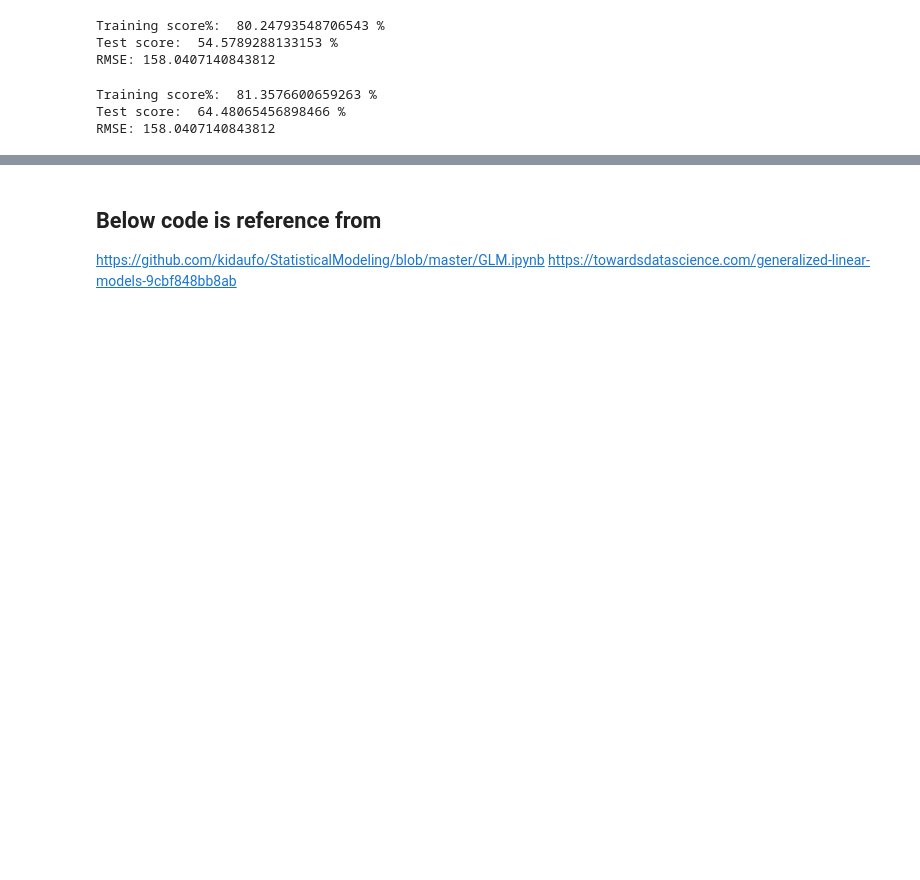
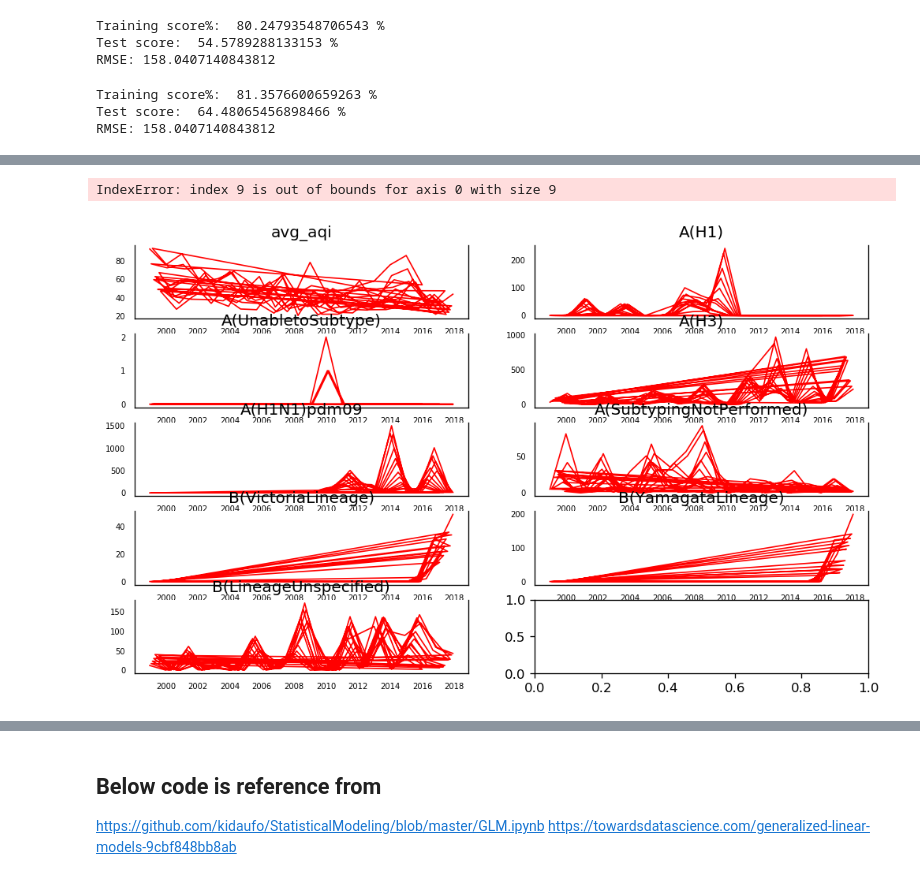
Before and after one commit to s-c-soma/cmpe255_CA_RespiratoryDiseaseVS.Airquality_Prediction-Association, a Jupyter notebook: notebooks/AQ_3-Influenza_Correlation-LinearModeling.ipynb, the cells around one changed output, grey strips where cells are left out. Saved outputs shown, nothing was run; the diff lists cells and outputs as text; code cells hidden in the pictures; blank space fills up the shorter version.

```diff
--- a/notebooks/AQ_3-Influenza_Correlation-LinearModeling.ipynb
+++ b/notebooks/AQ_3-Influenza_Correlation-LinearModeling.ipynb
@@ -574,0 +590,3 @@ RMSE: 158.0407140843812
+# %%
+merged_var=merged[(merged['Week'] < 13) & (merged['AgeGroup'] == '(25-64)yr')]
+merged_var.head()
@@ -574,0 +607,4 @@ RMSE: 158.0407140843812
+# %%
+merged_var["NewMonth"] = merged_var["Year"].astype(str).map(str) +"-" +merged_var["Week"].astype(str)
+merged_var= merged_var.drop(['state_name', 'Week', 'Year','AgeGroup','H3N2v'], axis =1 )
+merged_var.head()
@@ -574,0 +623,21 @@ RMSE: 158.0407140843812
+# %%
+#setting the new month as index
+merged_var.NewMonth = pd.to_datetime(merged_var["NewMonth"])
+merged_var.set_index('NewMonth', inplace=True)
+# %%
+# Plot
+fig, axes = plt.subplots(nrows=5, ncols=2, dpi=120, figsize=(10,6))
+for i, ax in enumerate(axes.flatten()):
+    data = merged_var[merged_var.columns[i]]
+    ax.plot(data, color='red', linewidth=1)
+    # Decorations
+    ax.set_title(merged_var.columns[i])
+    ax.xaxis.set_ticks_position('none')
+    ax.yaxis.set_ticks_position('none')
+    ax.spines["top"].set_alpha(0)
+    ax.tick_params(labelsize=6)
+
+plt.tight_layout();
+# %% [output]
+IndexError: index 9 is out of bounds for axis 0 with size 9
+[figure, added]
```
Also changed, not shown: parts of 39 cells of this notebook, 1 other file.
